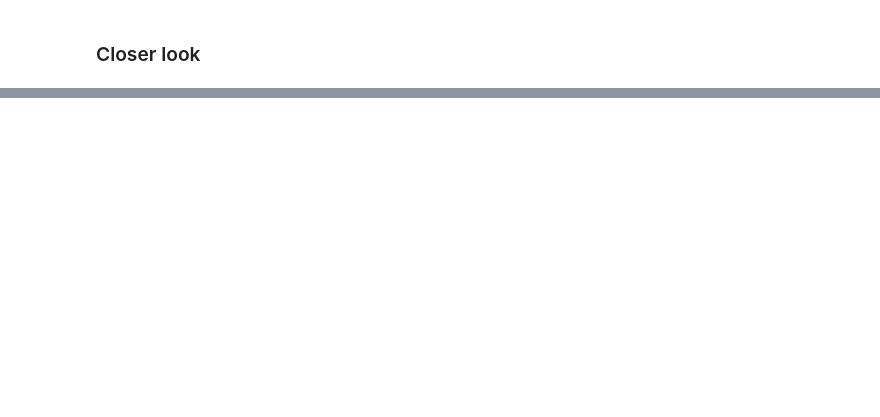
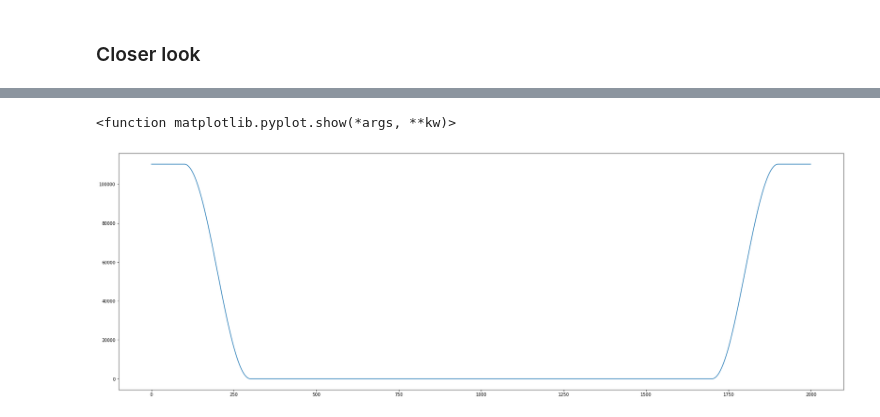
Before and after one commit to yklose/Communication-System, a Jupyter notebook: Project-Notebook.ipynb, the cells around one changed output, grey strips where cells are left out. Saved outputs shown, nothing was run; the diff lists cells and outputs as text; code cells hidden in the pictures; blank space fills up the shorter version.

```diff
--- a/Project-Notebook.ipynb
+++ b/Project-Notebook.ipynb
@@ -69,0 +82,10 @@ plt.show
+# %%
+phi = compute_array("phi_fourier.txt")
+#detail_phi = phi[900:1100]
+
+plt.figure(figsize=(30,10))
+plt.plot(phi)
+plt.show
+# %% [output]
+<function matplotlib.pyplot.show(*args, **kw)>
+[figure, added]
```
Also changed, not shown: parts of 8 cells of this notebook, 2 other files.
